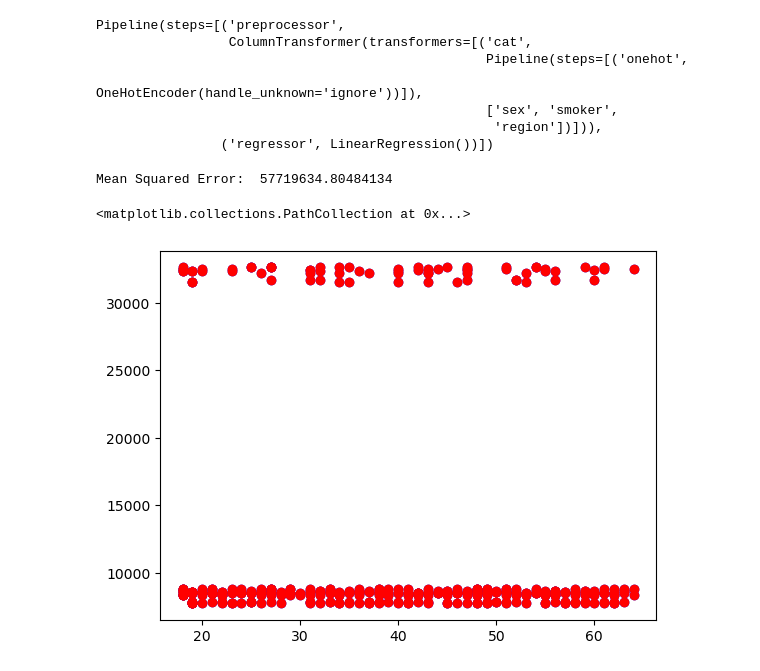
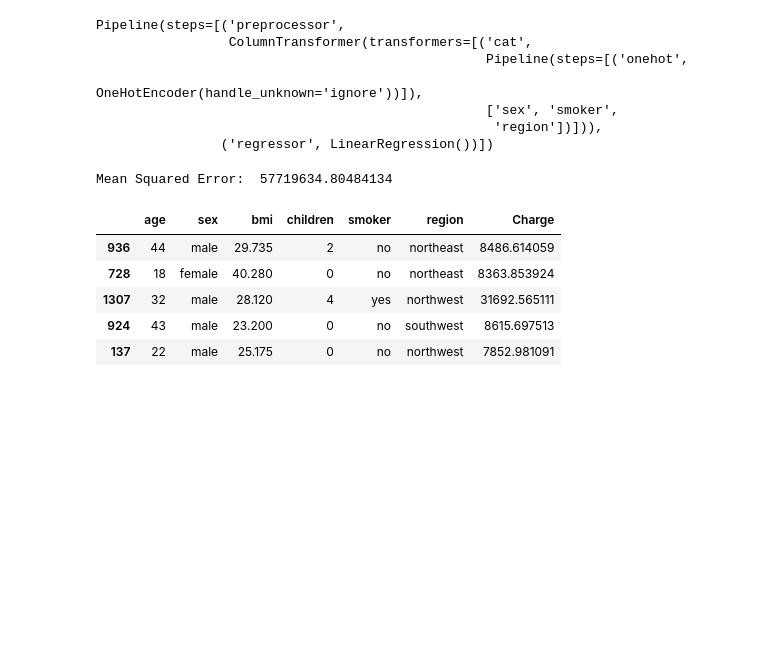
Before and after one commit to Richardhhhg/Practice, a Jupyter notebook: python-portfolio-project-starter-files/us-medical-insurance-costs.ipynb, the cells around one changed output. Saved outputs shown, nothing was run; the diff lists cells and outputs as text; code cells hidden in the pictures; blank space fills up the shorter version.

```diff
--- a/python-portfolio-project-starter-files/us-medical-insurance-costs.ipynb
+++ b/python-portfolio-project-starter-files/us-medical-insurance-costs.ipynb
@@ -137,9 +137,12 @@ df_test['Charge'] = Y_test
 
 df_pred = X_test
 df_pred['Charge'] = y_pred
-# %%
-plt.scatter(df_test['age'], df_test['Charge'], color = 'blue')
-plt.scatter(df_pred['age'], df_pred['Charge'], color = 'red')
-# %% [output]
-<matplotlib.collections.PathCollection at 0x...>
-[figure, removed]
+# %%
+df_test.head()
+# %% [output]
+|  | age | sex | bmi | children | smoker | region | Charge |
+| 936 | 44 | male | 29.735 | 2 | no | northeast | 8486.614059 |
+| 728 | 18 | female | 40.280 | 0 | no | northeast | 8363.853924 |
+| 1307 | 32 | male | 28.120 | 4 | yes | northwest | 31692.565111 |
+| 924 | 43 | male | 23.200 | 0 | no | southwest | 8615.697513 |
+| 137 | 22 | male | 25.175 | 0 | no | northwest | 7852.981091 |
```
Also changed, not shown: parts of 1 cell of this notebook, 2 other files.
